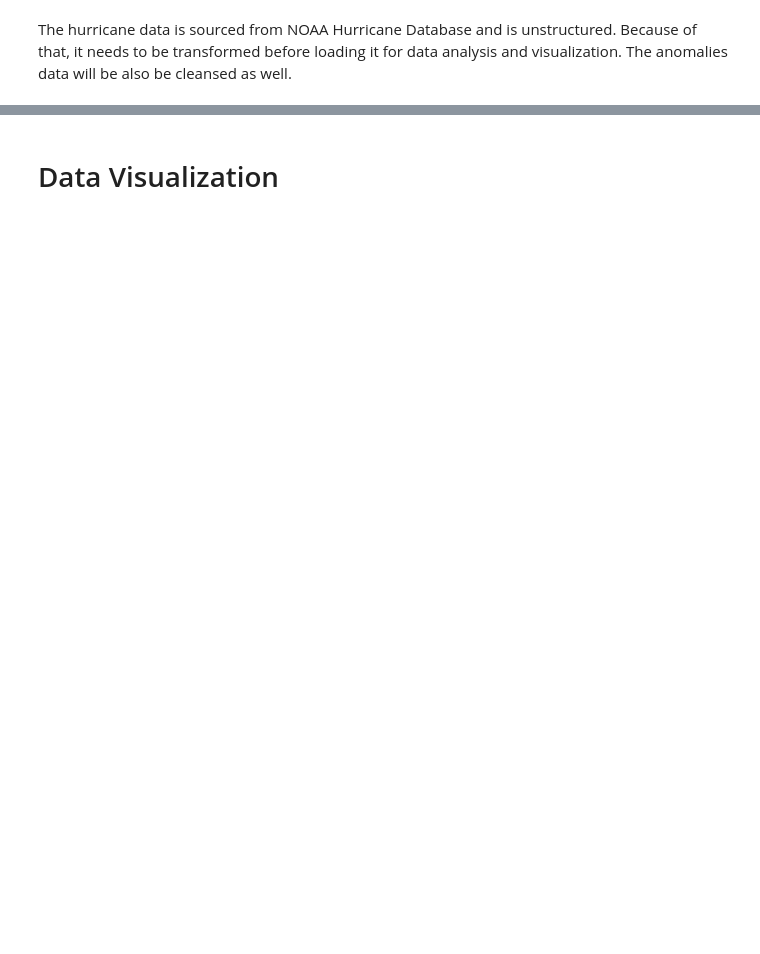
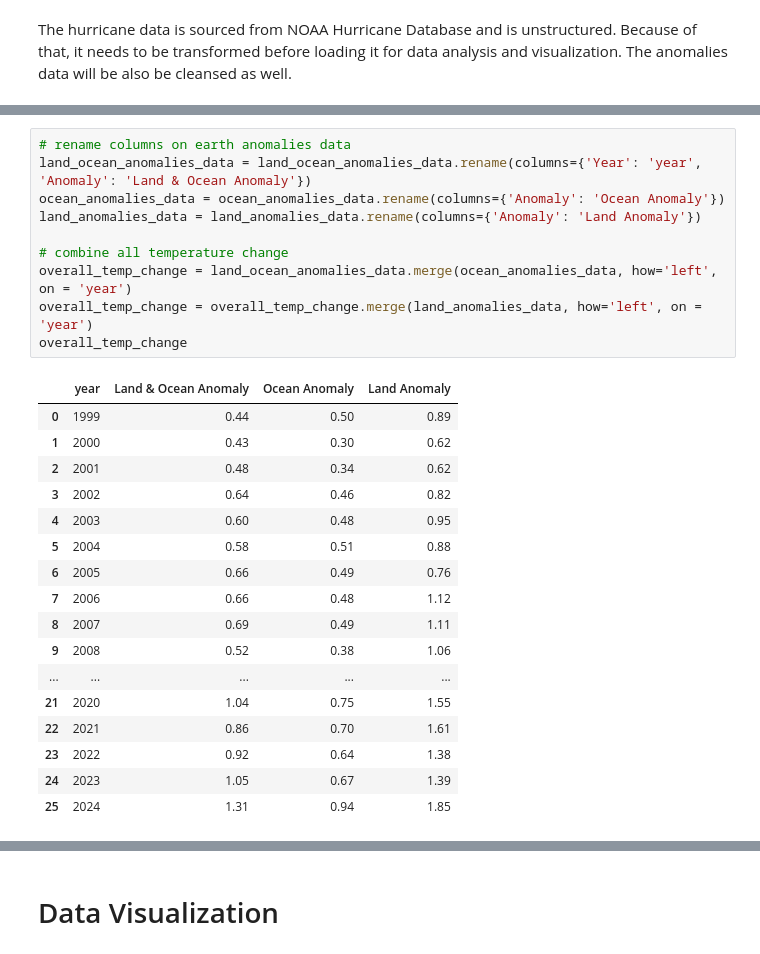
Before and after one commit to eddiexunyc/earth_temp_cyclone_data, a Jupyter notebook: DATA608_Assignment_5_Eddie_Xu.ipynb, the cells around one changed output, grey strips where cells are left out. Cells and saved outputs as stored; diff of their text form; blank space fills up the shorter version.

```diff
--- a/DATA608_Assignment_5_Eddie_Xu.ipynb
+++ b/DATA608_Assignment_5_Eddie_Xu.ipynb
@@ -93,0 +96,28 @@ land_ocean_anomalies_data = land_ocean_anomalies_data.rename(columns={'Year': 'y
+# %%
+# rename columns on earth anomalies data
+land_ocean_anomalies_data = land_ocean_anomalies_data.rename(columns={'Year': 'year', 'Anomaly': 'Land & Ocean Anomaly'})
+ocean_anomalies_data = ocean_anomalies_data.rename(columns={'Anomaly': 'Ocean Anomaly'})
+land_anomalies_data = land_anomalies_data.rename(columns={'Anomaly': 'Land Anomaly'})
+
+# combine all temperature change
+overall_temp_change = land_ocean_anomalies_data.merge(ocean_anomalies_data, how='left', on = 'year')
+overall_temp_change = overall_temp_change.merge(land_anomalies_data, how='left', on = 'year')
+overall_temp_change
+# %% [output]
+|  | year | Land & Ocean Anomaly | Ocean Anomaly | Land Anomaly |
+| 0 | 1999 | 0.44 | 0.50 | 0.89 |
+| 1 | 2000 | 0.43 | 0.30 | 0.62 |
+| 2 | 2001 | 0.48 | 0.34 | 0.62 |
+| 3 | 2002 | 0.64 | 0.46 | 0.82 |
+| 4 | 2003 | 0.60 | 0.48 | 0.95 |
+| 5 | 2004 | 0.58 | 0.51 | 0.88 |
+| 6 | 2005 | 0.66 | 0.49 | 0.76 |
+| 7 | 2006 | 0.66 | 0.48 | 1.12 |
+| 8 | 2007 | 0.69 | 0.49 | 1.11 |
+| 9 | 2008 | 0.52 | 0.38 | 1.06 |
+| ... | ... | ... | ... | ... |
+| 21 | 2020 | 1.04 | 0.75 | 1.55 |
+| 22 | 2021 | 0.86 | 0.70 | 1.61 |
+| 23 | 2022 | 0.92 | 0.64 | 1.38 |
+| 24 | 2023 | 1.05 | 0.67 | 1.39 |
+| 25 | 2024 | 1.31 | 0.94 | 1.85 |
```
Also changed, not shown: parts of 7 cells of this notebook, 6 other files.
